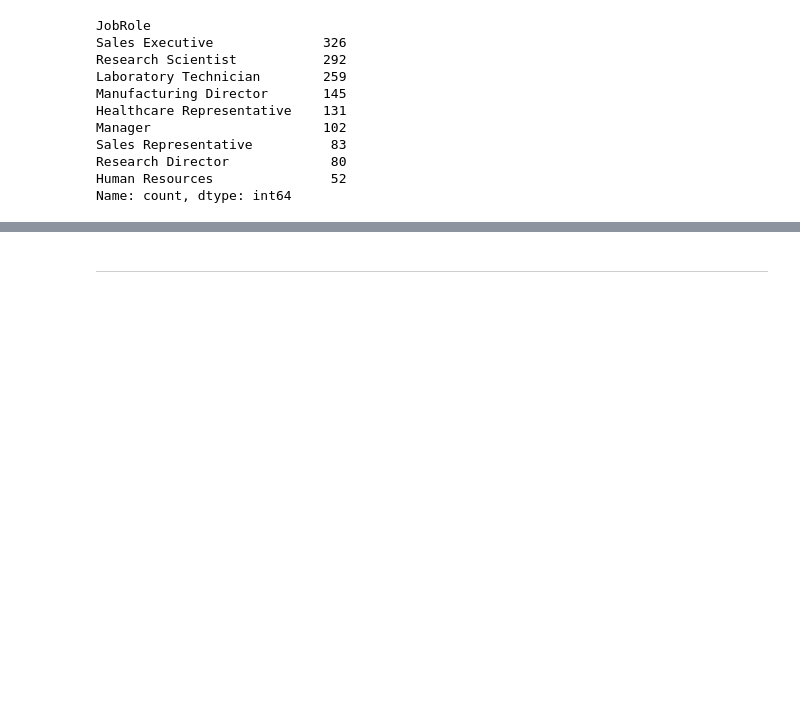
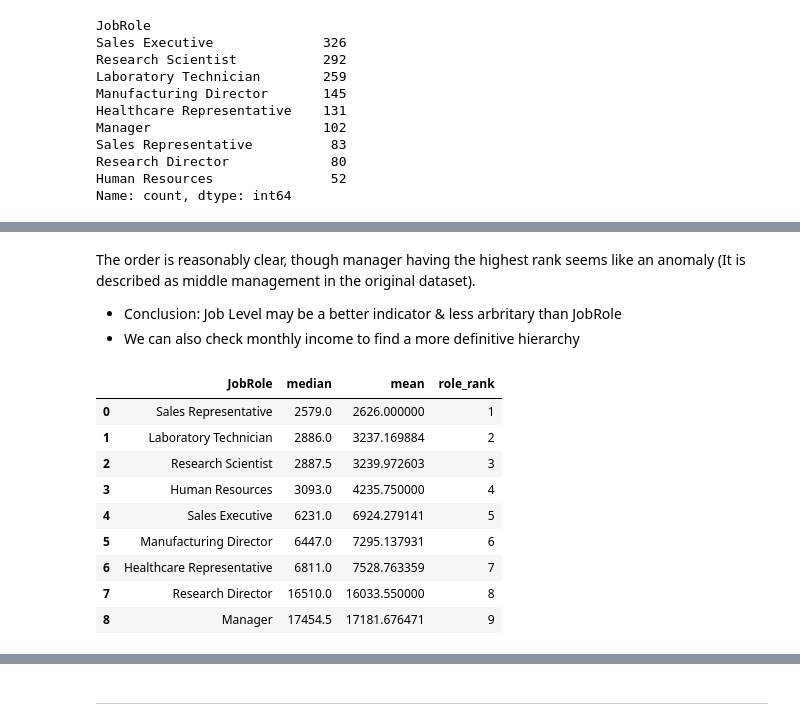
Before and after one commit to RanaAlaaTahon/employee-turnover-prediction, a Jupyter notebook: jupyter_notebooks/Modelling.ipynb, the cells around one changed output, grey strips where cells are left out. Drawn from its saved outputs; the diff is of its cells as text; code cells hidden in the pictures; blank space fills up the shorter version.

```diff
--- a/jupyter_notebooks/Modelling.ipynb
+++ b/jupyter_notebooks/Modelling.ipynb
@@ -179,0 +193,25 @@ Name: count, dtype: int64
+# %% [markdown]
+The order is reasonably clear, though manager having the highest rank seems like an anomaly (It is described as middle management in the original dataset).
+* Conclusion: Job Level may be a better indicator & less arbritary than JobRole
+* We can also check monthly income to find a more definitive hierarchy
+# %%
+##Rank Job Role by MonthlyIncome
+role_stats = (
+    df.groupby("JobRole")["MonthlyIncome"]
+      .agg(median='median', mean='mean')
+      .sort_values(['median','mean'], ascending=[True, True])
+      .reset_index()
+)
+role_stats["role_rank"] = np.arange(1, len(role_stats)+1)  # 1 = most junior, larger = more senior
+role_stats
+# %% [output]
+|  | JobRole | median | mean | role_rank |
+| 0 | Sales Representative | 2579.0 | 2626.000000 | 1 |
+| 1 | Laboratory Technician | 2886.0 | 3237.169884 | 2 |
+| 2 | Research Scientist | 2887.5 | 3239.972603 | 3 |
+| 3 | Human Resources | 3093.0 | 4235.750000 | 4 |
+| 4 | Sales Executive | 6231.0 | 6924.279141 | 5 |
+| 5 | Manufacturing Director | 6447.0 | 7295.137931 | 6 |
+| 6 | Healthcare Representative | 6811.0 | 7528.763359 | 7 |
+| 7 | Research Director | 16510.0 | 16033.550000 | 8 |
+| 8 | Manager | 17454.5 | 17181.676471 | 9 |
```
Also changed, not shown: parts of 23 cells of this notebook.
